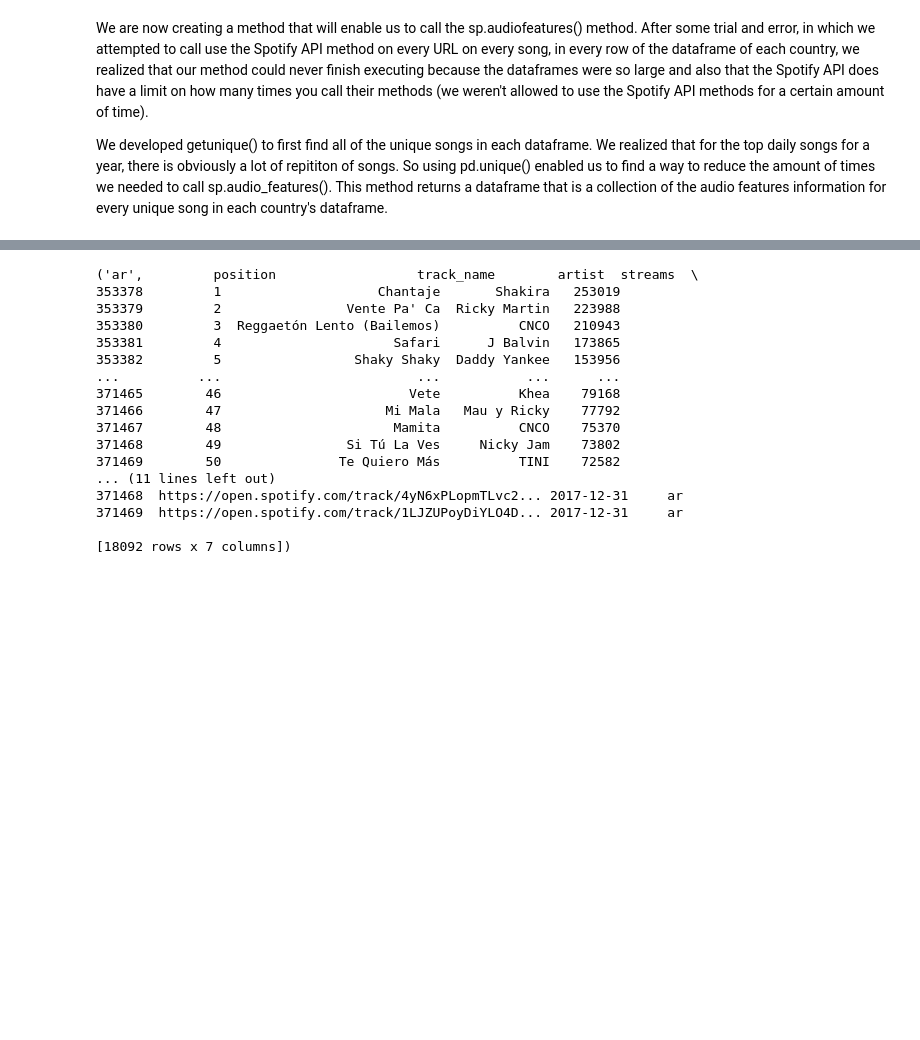
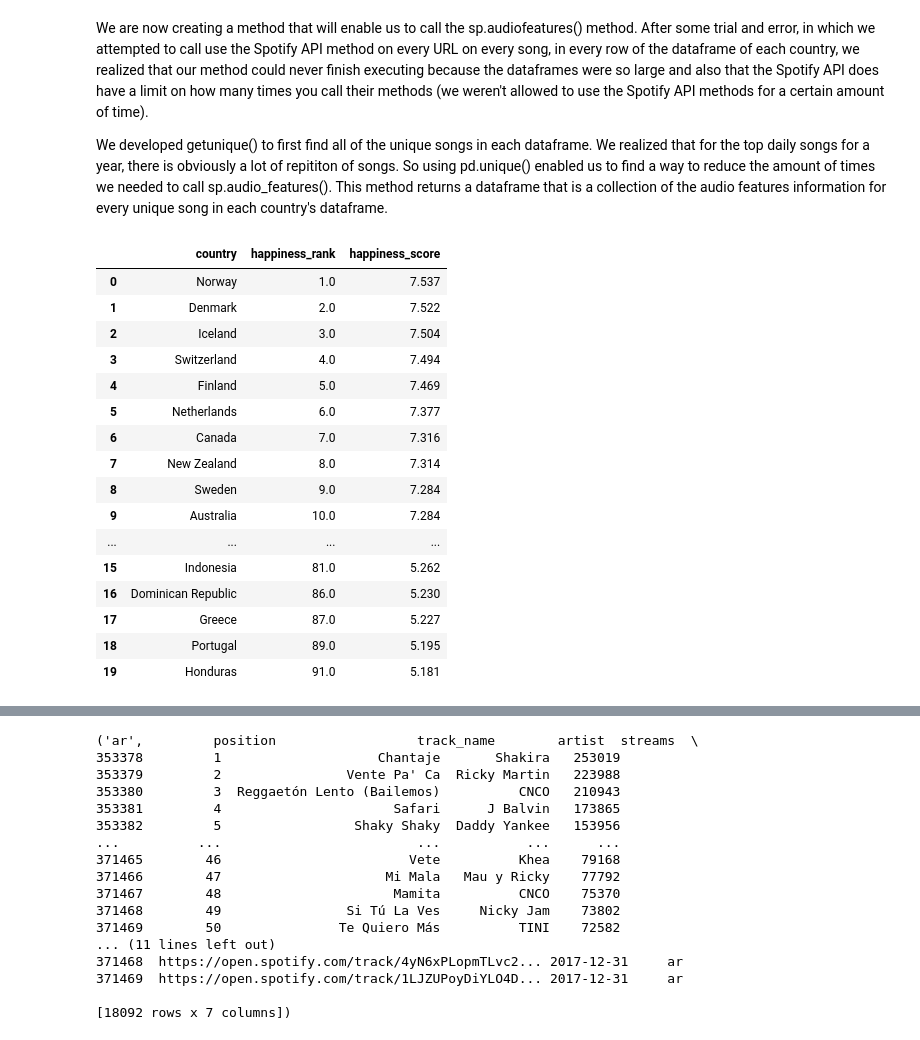
Before and after one commit to Albina-C/INFO-2950-Project, a Jupyter notebook: PROJ 2950.ipynb, the cells around one changed output, grey strips where cells are left out. Saved outputs shown, nothing was run; the diff lists cells and outputs as text; code cells hidden in the pictures; blank space fills up the shorter version.

```diff
--- a/PROJ 2950.ipynb
+++ b/PROJ 2950.ipynb
@@ -788,3 +788,28 @@ The code below is all of our previous attempts to write a method that we could u
 We are now creating a method that will enable us to call the sp.audiofeatures() method. After some trial and error, in which we attempted to call use the Spotify API method on every URL on every song, in every row of the dataframe of each country, we realized that our method could never finish executing because the dataframes were so large and also that the Spotify API does have a limit on how many times you call their methods (we weren't allowed to use the Spotify API methods for a certain amount of time).
 
 We developed getunique() to first find all of the unique songs in each dataframe. We realized that for the top daily songs for a year, there is obviously a lot of repititon of songs. So using pd.unique() enabled us to find a way to reduce the amount of times we needed to call sp.audio_features(). This method returns a dataframe that is a collection of the audio features information for every unique song in each country's dataframe.
+# %%
+#These are the top 10 and bottom 10 happiest countries
+topbot=pd.DataFrame()
+topbot=pd.concat([topbot, happy.head(10)])
+topbot=pd.concat([topbot, happy.tail(10)])
+topbot=topbot.reset_index(drop=True)
+topbot
+# %% [output]
+|  | country | happiness_rank | happiness_score |
+| 0 | Norway | 1.0 | 7.537 |
+| 1 | Denmark | 2.0 | 7.522 |
+| 2 | Iceland | 3.0 | 7.504 |
+| 3 | Switzerland | 4.0 | 7.494 |
+| 4 | Finland | 5.0 | 7.469 |
+| 5 | Netherlands | 6.0 | 7.377 |
+| 6 | Canada | 7.0 | 7.316 |
+| 7 | New Zealand | 8.0 | 7.314 |
+| 8 | Sweden | 9.0 | 7.284 |
+| 9 | Australia | 10.0 | 7.284 |
+| ... | ... | ... | ... |
+| 15 | Indonesia | 81.0 | 5.262 |
+| 16 | Dominican Republic | 86.0 | 5.230 |
+| 17 | Greece | 87.0 | 5.227 |
+| 18 | Portugal | 89.0 | 5.195 |
+| 19 | Honduras | 91.0 | 5.181 |
```
Also changed, not shown: parts of 4 cells of this notebook.
